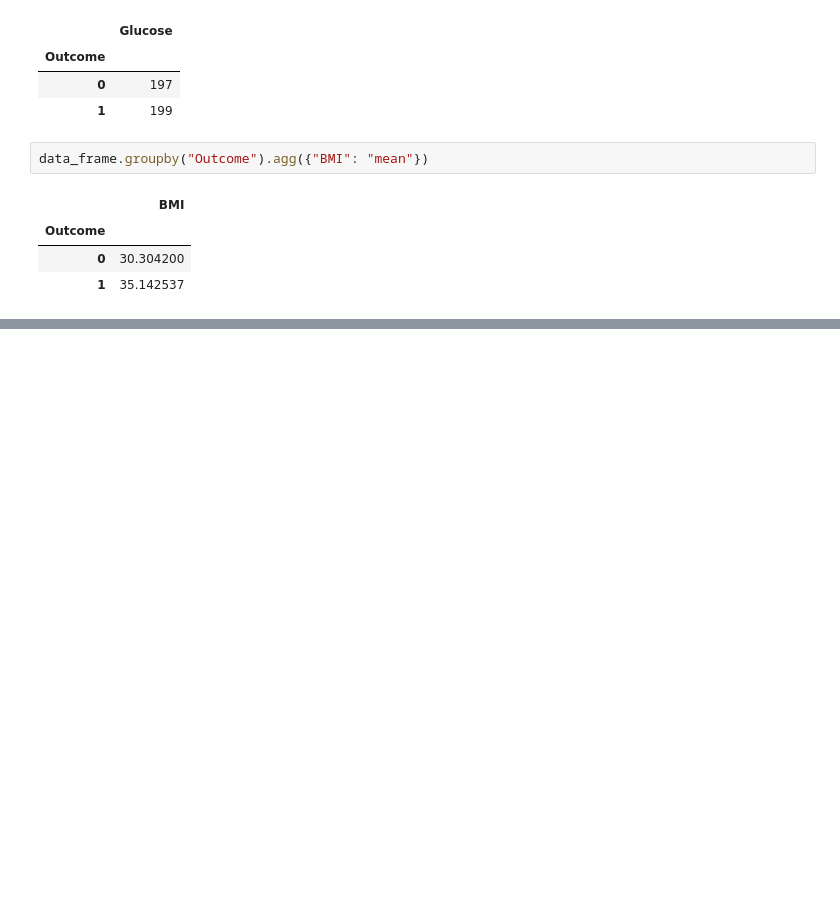
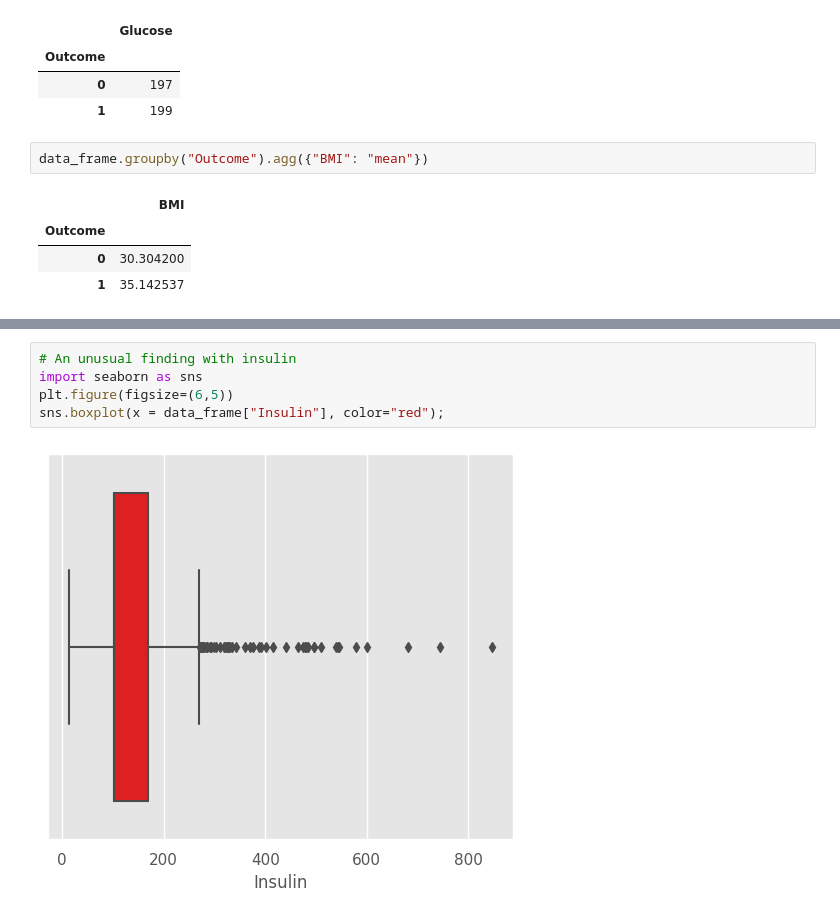
Before and after one commit to DurjoyAcharya/Diabetes-Prediction, a Jupyter notebook: Diabetes_Prediction.ipynb, the cells around one changed output, grey strips where cells are left out. Drawn from its saved outputs; the diff is of its cells as text; blank space fills up the shorter version.

```diff
--- a/Diabetes_Prediction.ipynb
+++ b/Diabetes_Prediction.ipynb
@@ -198,0 +312,7 @@ data_frame.corr()
+# %%
+# An unusual finding with insulin
+import seaborn as sns
+plt.figure(figsize=(6,5))
+sns.boxplot(x = data_frame["Insulin"], color="red");
+# %% [output]
+[figure, added]
```
Also changed, not shown: parts of 17 cells of this notebook.
